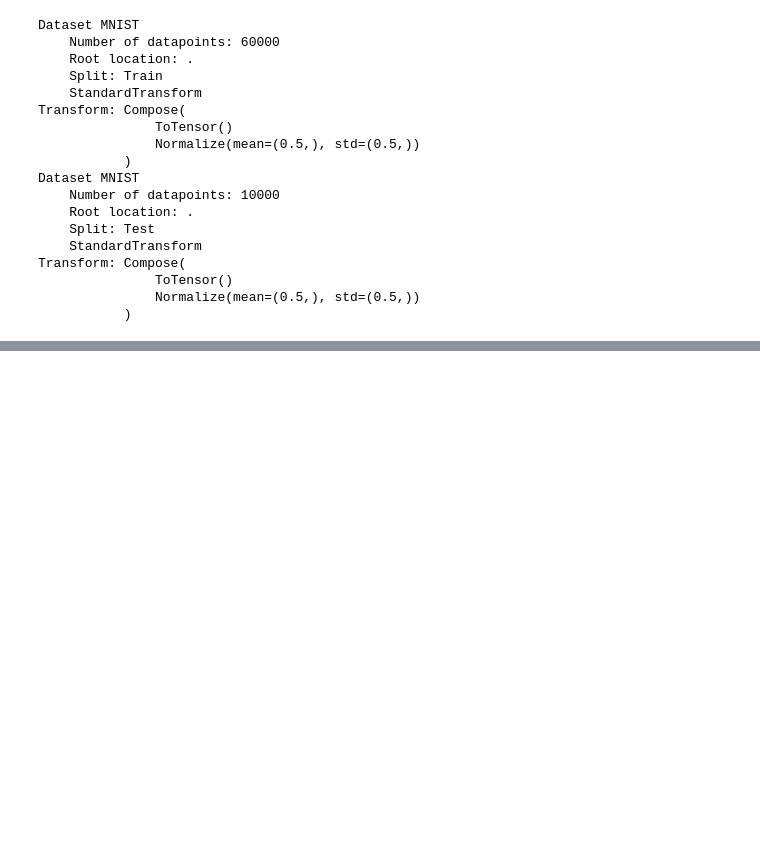
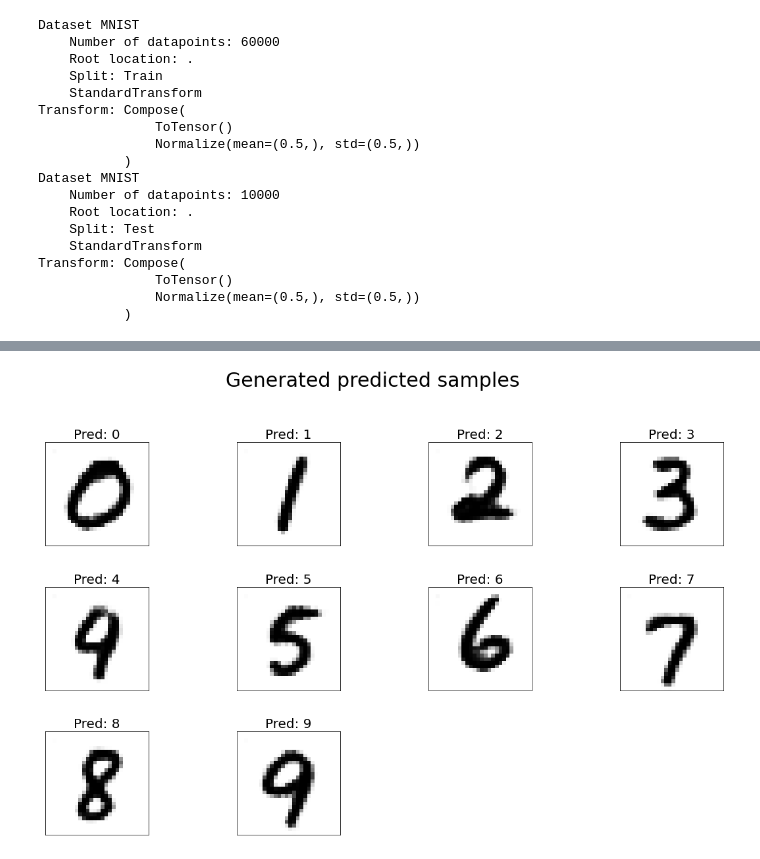
Before and after one commit to Pietro-Gavazzi/linma2472-project, a Jupyter notebook: project3/part3.ipynb, the cells around one changed output, grey strips where cells are left out. Drawn from its saved outputs; the diff is of its cells as text; code cells hidden in the pictures; blank space fills up the shorter version.

```diff
--- a/project3/part3.ipynb
+++ b/project3/part3.ipynb
@@ -440,8 +422,0 @@ torch.Size([32, 10])
-# %%
-
-for i in range(len(flist_images)//10):
-  gen_im = torch.stack(flist_images[10*i:10*(i+1)])
-  pred_lb = torch.tensor(flist_lab[10*i:10*(i+1)])
-  showImages(gen_im, generated=1, predicted_labels=pred_lb, predicted=1, epoch=7)
-  plt.show()
-  if i > 4: break
@@ -478,0 +484,27 @@ plt.show()
+# %%
+# mean labeled label vectors
+
+# list_lat_vec = []
+# list_lab = []
+nb_batches = 200
+thresh = 0.9
+list_lat_vec, list_images, list_cnn = generate_triplets(nb_batches = nb_batches)
+flist_lat_vec, flist_images, flist_cnn, nbnb, nbnb0= keep_above_threshold(list_lat_vec, list_images, list_cnn, thresh)
+vector_list_label = devide_in_label(flist_lat_vec, flist_cnn)
+mean_label = compute_mean_label(vector_list_label)
+
+
+
+
+
+list_images = []
+a = generator(torch.stack(mean_label))
+showImages(a, generated = 1, predicted_labels = torch.arange(10), predicted = 1, epoch = 5)
+plt.show()
+
+
+# labeled label vectors
+
+# to do:
+# %% [output]
+[figure, added]
```
Also changed, not shown: parts of 39 cells of this notebook.
